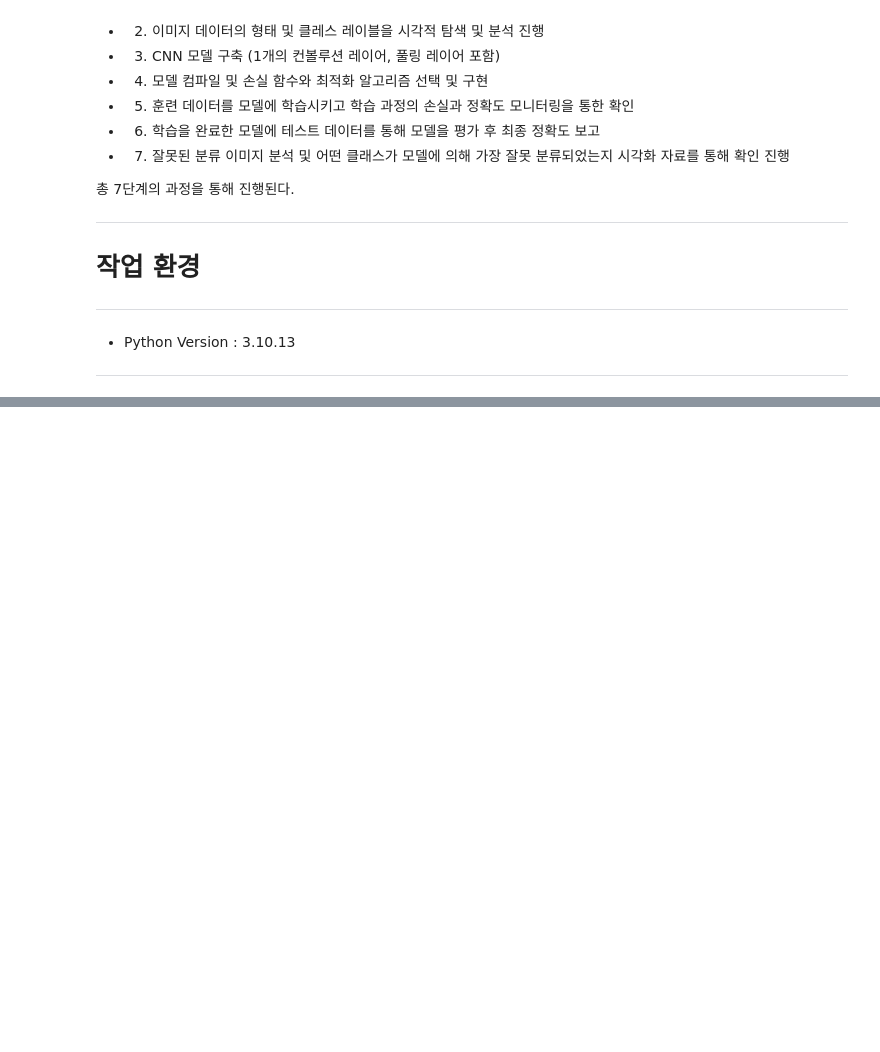
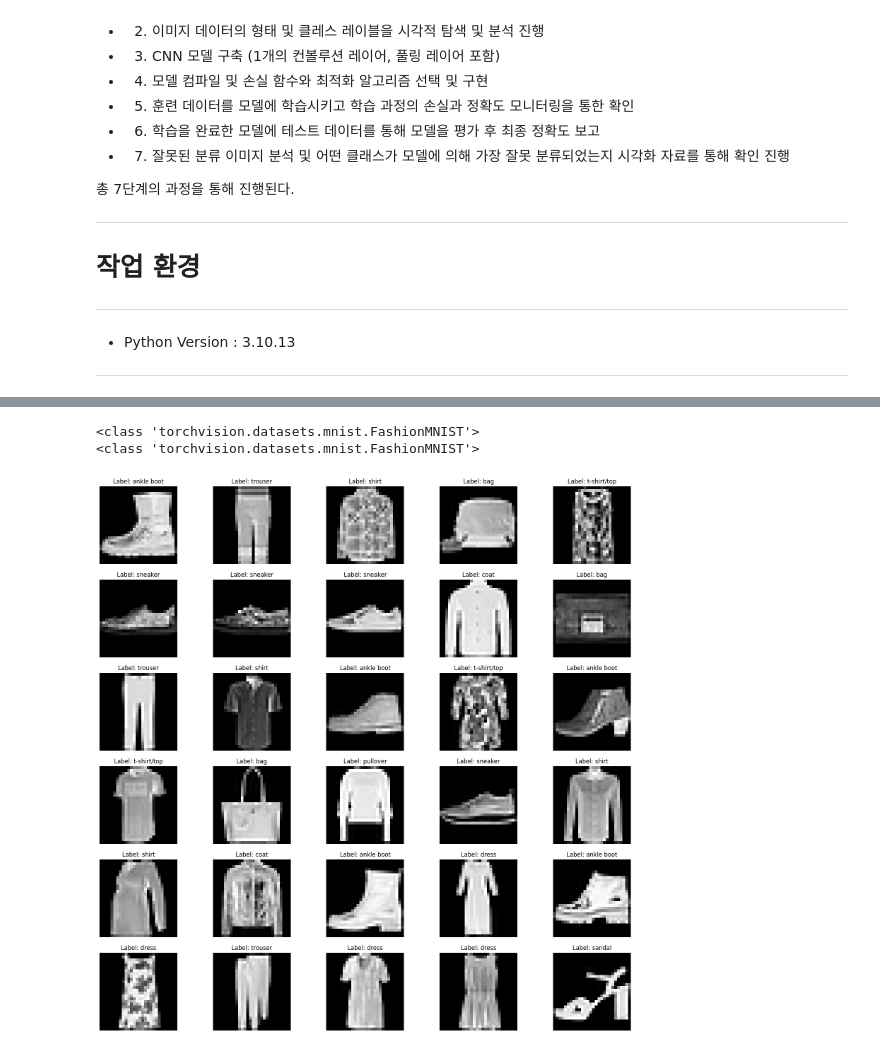
Before and after one commit to Konkuk-Univ-Glocal-Campus/introai202401-midterm-LeeEulHo, a Jupyter notebook: CNN_classification_202121859 copy.ipynb, the cells around one changed output, grey strips where cells are left out. Saved outputs shown, nothing was run; the diff lists cells and outputs as text; code cells hidden in the pictures; blank space fills up the shorter version.

Commit message:
update cmap

```diff
--- a/CNN_classification_202121859 copy.ipynb
+++ b/CNN_classification_202121859 copy.ipynb
@@ -328,0 +76,40 @@ Epoch 10/10: Train Loss: 0.0178, Train Acc: 10.37%, Test Loss: 0.0173, Test Acc:
+# %%
+#1. Fashion-MNIST 데이터셋 로드 및 훈련 데이터, 테스트 데이터로 분할
+
+# 미리 정의해둔 load_Fasion_minst를 batch_size를 64로 지정하여 train_data와 test_data로 분할 진행
+train_data = load_Fasion_mnist(batch_size=64)
+test_data = load_Fasion_mnist(batch_size=64)
+
+print(type(data_train))
+print(type(data_test))
+# %% [output]
+<class 'torchvision.datasets.mnist.FashionMNIST'>
+<class 'torchvision.datasets.mnist.FashionMNIST'>
+# %%
+#2. 이미지 데이터의 형태 및 클레스 레이블을 시각적 탐색 및 분석 진행 (training data에 대한 추가)
+
+import matplotlib.pyplot as plt
+
+# 이미지 데이터에 저장되어 있는 종류를 출력하기 전에 레이블을 공식 데이터에 따라 정의
+labels_map = { 0: "t-shirt/top", 1: "trouser", 2: "pullover", 3: "dress", 4: "coat", 5: "sandal", 6: "shirt", 7: "sneaker", 8: "bag", 9: "ankle boot"}
+
+#1. cmap을 통해 이미지 데이터 중 랜덤으로 뽑아 종류에 대한 확인
+# 하단의 cmap을 통해서 확인하면 데이터는 gray 이미지로 구성되어 있음을 확인 가능하다.
+
+figure = plt.figure(figsize=(20, 20)) #사이즈를 20, 20으로 지정
+cols, rows = 5, 6 #5행 6열 구성으로 총 30개의 샘플 데이터가 출력될 것임.
+
+for i in range(1, cols * rows + 1): # 위에서 지정한 배열에 맞게 30개의 샘플 데이터를 출력함
+    sample_idx = torch.randint(len(data_train), size=(1,)).item() #torch의 randint를 이용해 랜덤한 인덱스 하나를 선택함
+    img, label = data_train[sample_idx] #data_train에 sample_idx에 해당하는 이미지와 레이블을 가져옴
+
+    figure.add_subplot(rows, cols, i) # 순서대로 이미지와 레이블을 추가함
+    plt.title(f"Label: {labels_map[label]}") # 레이블 명을 이미지 위에 추가 (위에서 정의한 레이블 명을 해당하는 것을 찾아서 추가)
+    plt.axis("off") # 세부적인 눈금이나 필요없는 것들은 지워버림
+    plt.imshow(img.squeeze(), cmap="gray") # 이미지를 보여주며, gray 이미지로 표시함.
+
+plt.show() # 이미지 보기
+
+#2. data_train의 분포를 확인해보기
+# %% [output]
+[figure, added]
```
Also changed, not shown: parts of 12 cells of this notebook, 12 other files.
